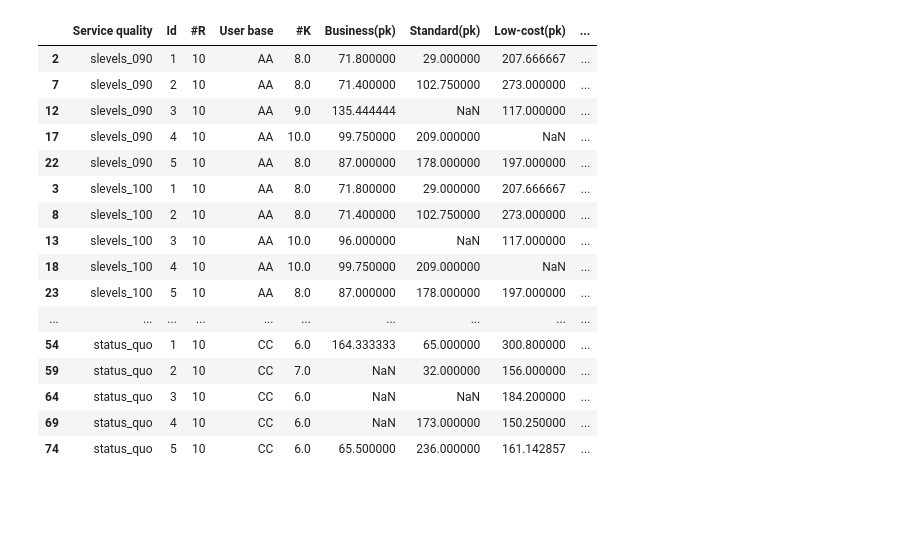
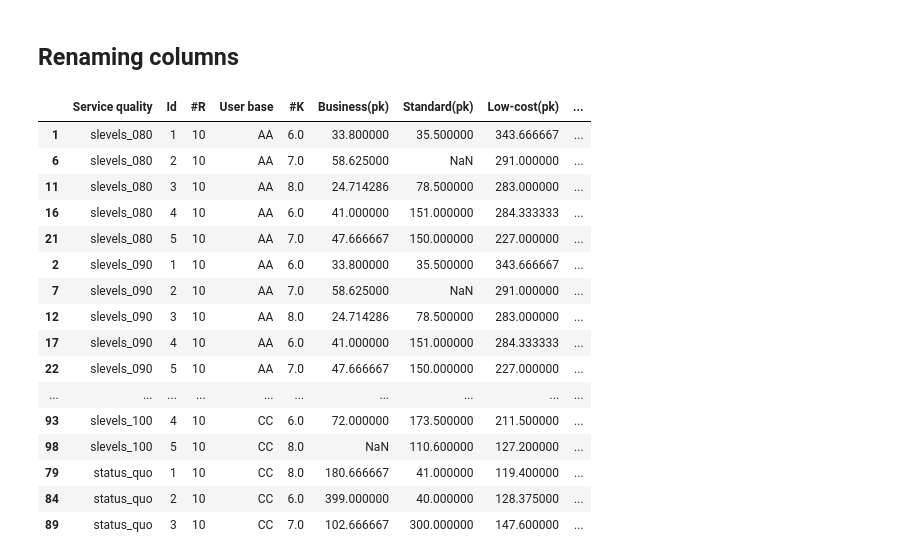
Before and after one commit to brenobeirigo/input_tripdata, a Jupyter notebook: analysis/darp_sq.ipynb, the cells around one changed output. Cells and saved outputs as stored; diff of their text form; code cells hidden in the pictures; blank space fills up the shorter version.

```diff
--- a/analysis/darp_sq.ipynb
+++ b/analysis/darp_sq.ipynb
@@ -115,0 +103,6 @@ dff
+# %%
+print(f"Size before filtering: {len(dff)}")
+dfff =dff.loc[dff["demand_size"]<=max_requests]
+print(f"Size AFTER filtering: {len(dfff)}")
+
+dfff.head(50)
@@ -115,0 +129,5 @@ dff
+# %%
+df_maxruntime = dfff.copy()
+print(f"Size before filtering: {len(dfff)}")
+df_maxruntime =df_maxruntime.loc[df_maxruntime["run_time"]>=max_runtime]
+print(f"Size AFTER filtering: {len(df_maxruntime)}")
@@ -115,0 +141,2 @@ dff
+# %%
+df_clean = dff.copy()
@@ -115,0 +159,7 @@ dff
+# %%
+for i, r in df_maxruntime.iterrows():
+    filter = ~((df_clean["id_instance"]==r["id_instance"])&(df_clean["demand_size"]==r["demand_size"])&(df_clean["user_base"]==r["user_base"]))
+    df_clean = df_clean.loc[filter]
+
+dfff = df_clean
+dfff
@@ -116,22 +180,23 @@ dff
+# %% [markdown]
+## Renaming columns
 # %%
-dfff =dff.loc[dff["demand_size"]<=15]
 dfff = dfff.rename(columns=columns)
 dfff.head(50)
 # %% [output]
 |  | Service quality | Id | #R | User base | #K | Business(pk) | Standard(pk) | Low-cost(pk) | ... |
-| 2 | slevels_090 | 1 | 10 | AA | 8.0 | 71.800000 | 29.000000 | 207.666667 | ... |
-| 7 | slevels_090 | 2 | 10 | AA | 8.0 | 71.400000 | 102.750000 | 273.000000 | ... |
-| 12 | slevels_090 | 3 | 10 | AA | 9.0 | 135.444444 | NaN | 117.000000 | ... |
-| 17 | slevels_090 | 4 | 10 | AA | 10.0 | 99.750000 | 209.000000 | NaN | ... |
-| 22 | slevels_090 | 5 | 10 | AA | 8.0 | 87.000000 | 178.000000 | 197.000000 | ... |
-| 3 | slevels_100 | 1 | 10 | AA | 8.0 | 71.800000 | 29.000000 | 207.666667 | ... |
-| 8 | slevels_100 | 2 | 10 | AA | 8.0 | 71.400000 | 102.750000 | 273.000000 | ... |
-| 13 | slevels_100 | 3 | 10 | AA | 10.0 | 96.000000 | NaN | 117.000000 | ... |
-| 18 | slevels_100 | 4 | 10 | AA | 10.0 | 99.750000 | 209.000000 | NaN | ... |
-| 23 | slevels_100 | 5 | 10 | AA | 8.0 | 87.000000 | 178.000000 | 197.000000 | ... |
+| 1 | slevels_080 | 1 | 10 | AA | 6.0 | 33.800000 | 35.500000 | 343.666667 | ... |
+| 6 | slevels_080 | 2 | 10 | AA | 7.0 | 58.625000 | NaN | 291.000000 | ... |
+| 11 | slevels_080 | 3 | 10 | AA | 8.0 | 24.714286 | 78.500000 | 283.000000 | ... |
+| 16 | slevels_080 | 4 | 10 | AA | 6.0 | 41.000000 | 151.000000 | 284.333333 | ... |
+| 21 | slevels_080 | 5 | 10 | AA | 7.0 | 47.666667 | 150.000000 | 227.000000 | ... |
+| 2 | slevels_090 | 1 | 10 | AA | 6.0 | 33.800000 | 35.500000 | 343.666667 | ... |
+| 7 | slevels_090 | 2 | 10 | AA | 7.0 | 58.625000 | NaN | 291.000000 | ... |
+| 12 | slevels_090 | 3 | 10 | AA | 8.0 | 24.714286 | 78.500000 | 283.000000 | ... |
+| 17 | slevels_090 | 4 | 10 | AA | 6.0 | 41.000000 | 151.000000 | 284.333333 | ... |
+| 22 | slevels_090 | 5 | 10 | AA | 7.0 | 47.666667 | 150.000000 | 227.000000 | ... |
 | ... | ... | ... | ... | ... | ... | ... | ... | ... | ... |
-| 54 | status_quo | 1 | 10 | CC | 6.0 | 164.333333 | 65.000000 | 300.800000 | ... |
-| 59 | status_quo | 2 | 10 | CC | 7.0 | NaN | 32.000000 | 156.000000 | ... |
-| 64 | status_quo | 3 | 10 | CC | 6.0 | NaN | NaN | 184.200000 | ... |
-| 69 | status_quo | 4 | 10 | CC | 6.0 | NaN | 173.000000 | 150.250000 | ... |
-| 74 | status_quo | 5 | 10 | CC | 6.0 | 65.500000 | 236.000000 | 161.142857 | ... |
+| 93 | slevels_100 | 4 | 10 | CC | 6.0 | 72.000000 | 173.500000 | 211.500000 | ... |
+| 98 | slevels_100 | 5 | 10 | CC | 8.0 | NaN | 110.600000 | 127.200000 | ... |
+| 79 | status_quo | 1 | 10 | CC | 8.0 | 180.666667 | 41.000000 | 119.400000 | ... |
+| 84 | status_quo | 2 | 10 | CC | 6.0 | 399.000000 | 40.000000 | 128.375000 | ... |
+| 89 | status_quo | 3 | 10 | CC | 7.0 | 102.666667 | 300.000000 | 147.600000 | ... |
```
Also changed, not shown: parts of 19 cells of this notebook.
